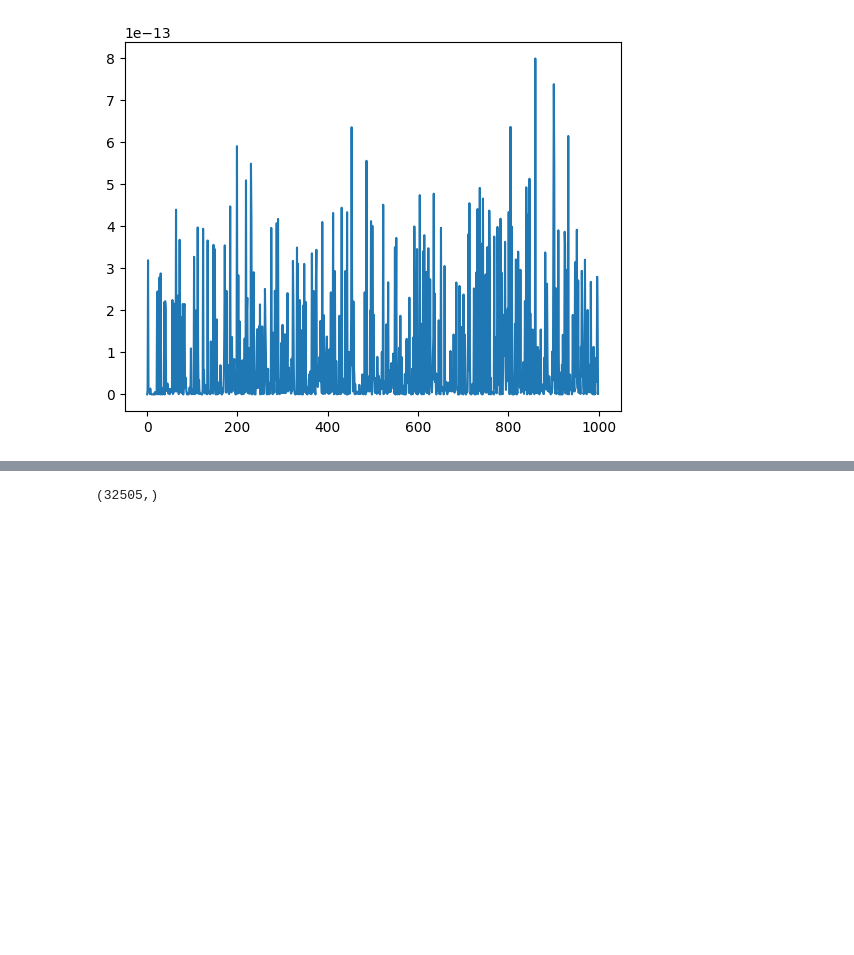
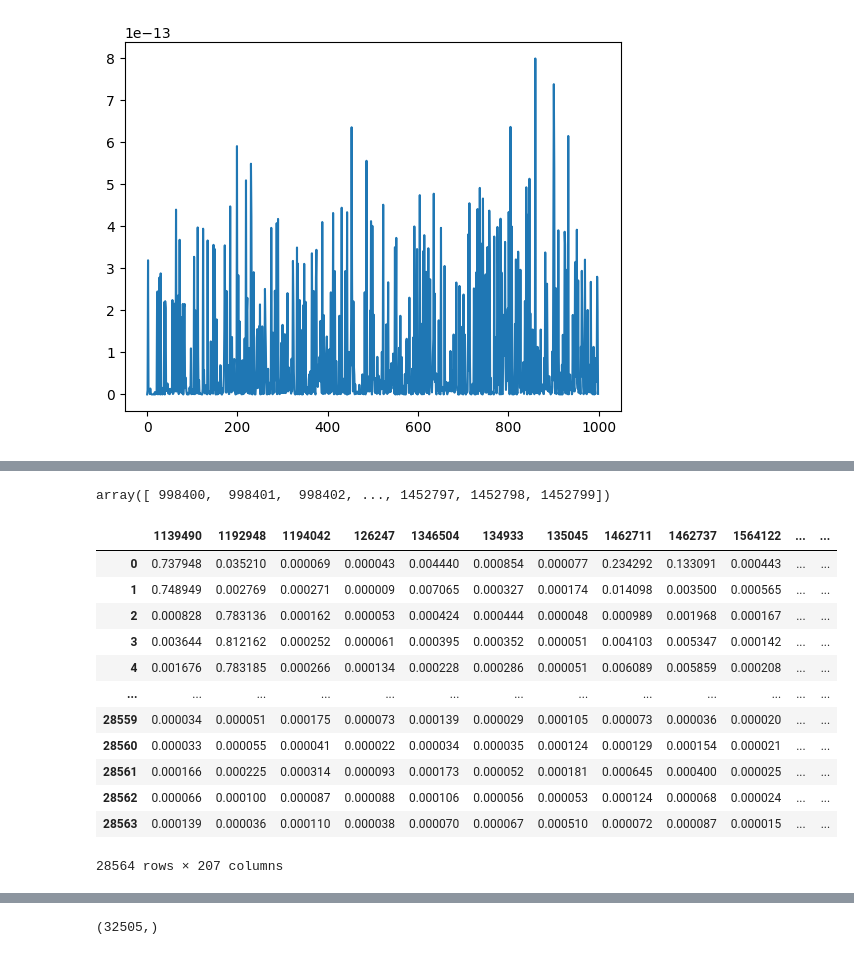
Before and after one commit to StarrySky-SHT/BirdClef2025-8thSol, a Jupyter notebook: usefulFunc/testauc.ipynb, the cells around one changed output, grey strips where cells are left out. Drawn from its saved outputs; the diff is of its cells as text; code cells hidden in the pictures; blank space fills up the shorter version.

```diff
--- a/usefulFunc/testauc.ipynb
+++ b/usefulFunc/testauc.ipynb
@@ -257,6 +287,10 @@ for key,value in deepcopy(data).items():
     data_numpy = data.pop(key)
     data_numpy = np.concatenate([np.arange(int(i['start']*32000),int(i['end']*32000)) for i in data_numpy])
     data[key.split('/')[-1]] = data_numpy
+# %%
+data['XC882881.ogg']
+# %% [output]
+array([ 998400,  998401,  998402, ..., 1452797, 1452798, 1452799])
 # %%
 with open('/root/projects/BirdClef2025/data/train_voice_data_numpy.pkl','wb') as f:
     pickle.dump(data,f)
@@ -273,0 +306,16 @@ loss = bceloss(torch.from_numpy(np.array(df_pred[cols])).to(torch.float32),torch
+# %%
+df_pred
+# %% [output]
+|  | 1139490 | 1192948 | 1194042 | 126247 | 1346504 | 134933 | 135045 | 1462711 | 1462737 | 1564122 | ... | ... |
+| 0 | 0.737948 | 0.035210 | 0.000069 | 0.000043 | 0.004440 | 0.000854 | 0.000077 | 0.234292 | 0.133091 | 0.000443 | ... | ... |
+| 1 | 0.748949 | 0.002769 | 0.000271 | 0.000009 | 0.007065 | 0.000327 | 0.000174 | 0.014098 | 0.003500 | 0.000565 | ... | ... |
+| 2 | 0.000828 | 0.783136 | 0.000162 | 0.000053 | 0.000424 | 0.000444 | 0.000048 | 0.000989 | 0.001968 | 0.000167 | ... | ... |
+| 3 | 0.003644 | 0.812162 | 0.000252 | 0.000061 | 0.000395 | 0.000352 | 0.000051 | 0.004103 | 0.005347 | 0.000142 | ... | ... |
+| 4 | 0.001676 | 0.783185 | 0.000266 | 0.000134 | 0.000228 | 0.000286 | 0.000051 | 0.006089 | 0.005859 | 0.000208 | ... | ... |
+| ... | ... | ... | ... | ... | ... | ... | ... | ... | ... | ... | ... | ... |
+| 28559 | 0.000034 | 0.000051 | 0.000175 | 0.000073 | 0.000139 | 0.000029 | 0.000105 | 0.000073 | 0.000036 | 0.000020 | ... | ... |
+| 28560 | 0.000033 | 0.000055 | 0.000041 | 0.000022 | 0.000034 | 0.000035 | 0.000124 | 0.000129 | 0.000154 | 0.000021 | ... | ... |
+| 28561 | 0.000166 | 0.000225 | 0.000314 | 0.000093 | 0.000173 | 0.000052 | 0.000181 | 0.000645 | 0.000400 | 0.000025 | ... | ... |
+| 28562 | 0.000066 | 0.000100 | 0.000087 | 0.000088 | 0.000106 | 0.000056 | 0.000053 | 0.000124 | 0.000068 | 0.000024 | ... | ... |
+| 28563 | 0.000139 | 0.000036 | 0.000110 | 0.000038 | 0.000070 | 0.000067 | 0.000510 | 0.000072 | 0.000087 | 0.000015 | ... | ... |
+28564 rows × 207 columns
```
Also changed, not shown: parts of 28 cells of this notebook, 36 other files.
